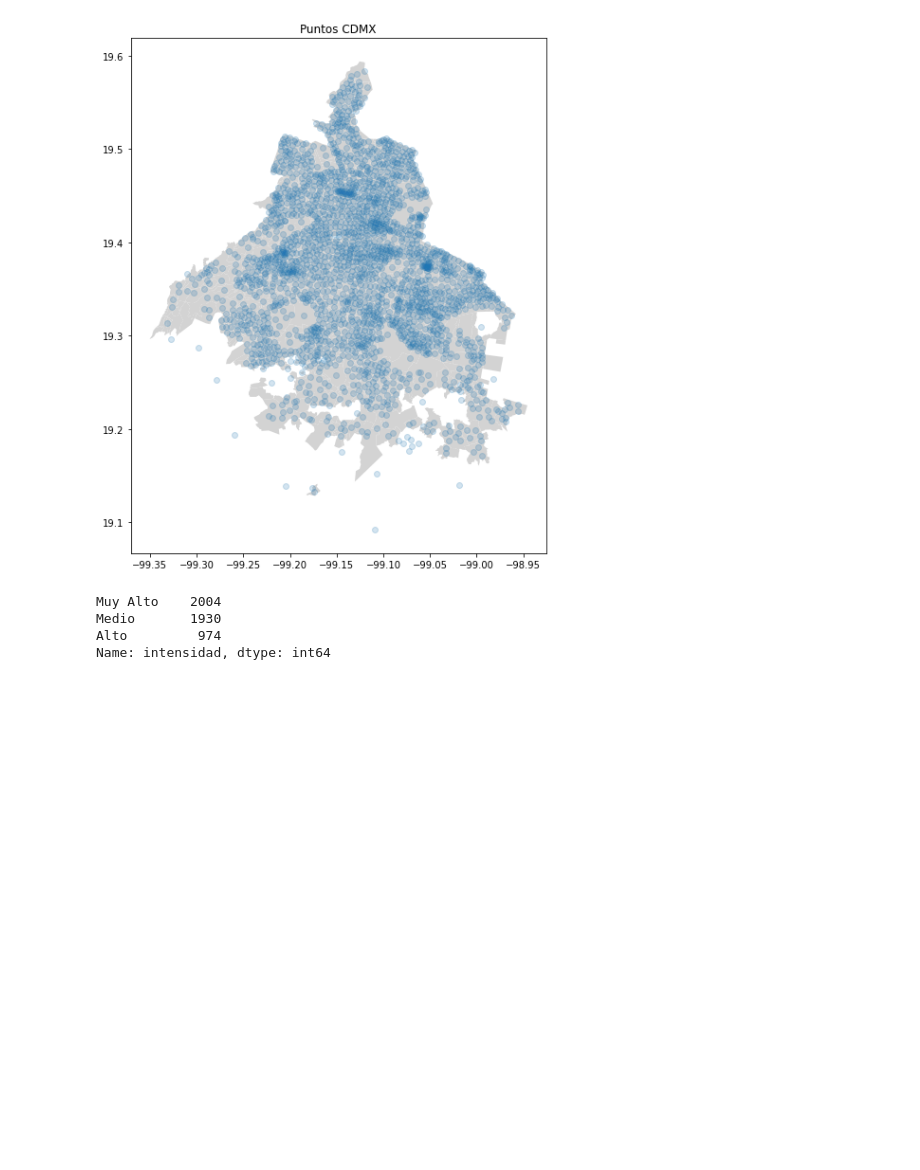
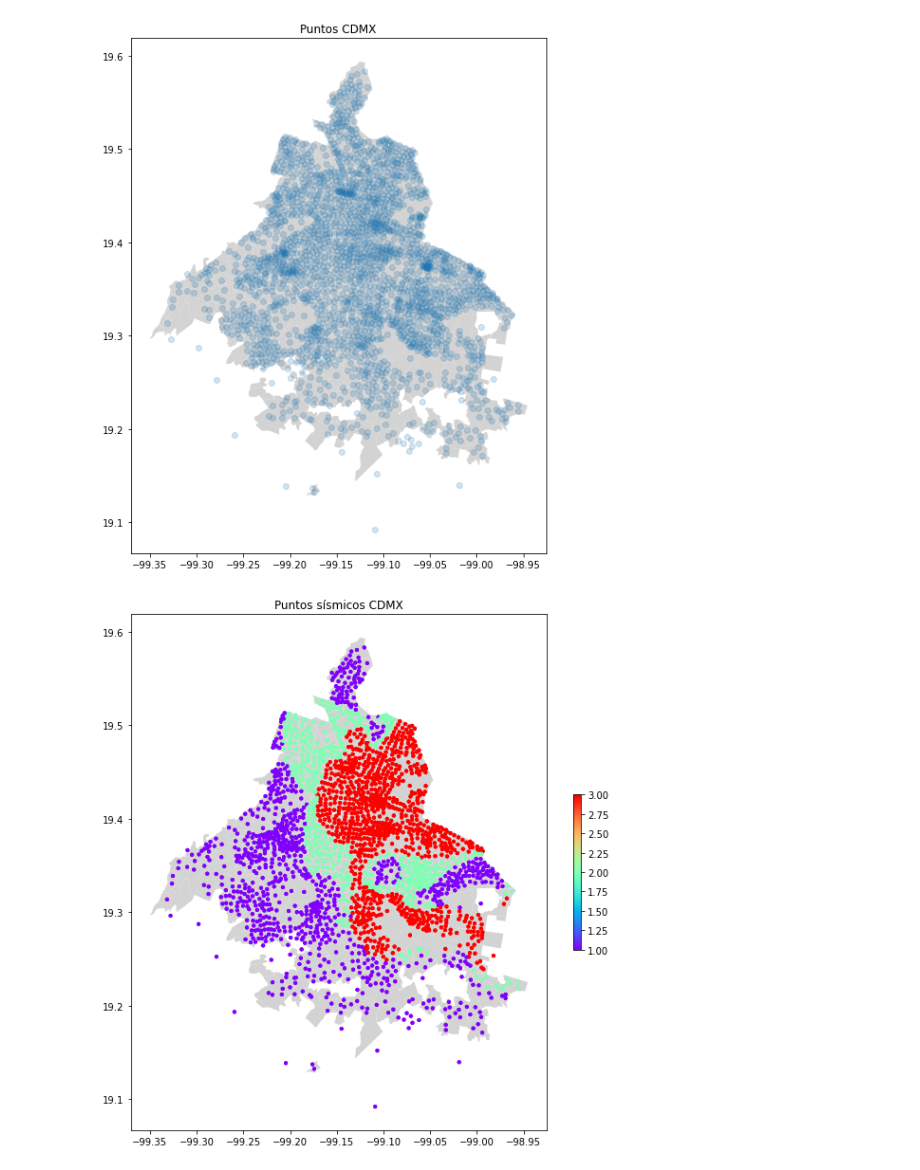
Before and after one commit to hatchdavid1/Earthquakes, a Jupyter notebook: Datos_CDMX.ipynb, the cells around one changed output. Saved outputs shown, nothing was run; the diff lists cells and outputs as text; code cells hidden in the pictures; blank space fills up the shorter version.

```diff
--- a/Datos_CDMX.ipynb
+++ b/Datos_CDMX.ipynb
@@ -133,10 +133,17 @@ ax.set_title('Puntos CDMX')
 plt.savefig('Property Map')
 # %% [output]
 [figure]
-# %%
-geo_df['intensidad_1'] = np.where(geo_df.intensidad)
-# %% [output]
-Muy Alto    2004
-Medio       1930
-Alto         974
-Name: intensidad, dtype: int64
+# %%
+import numpy as np
+geo_df['intensidad_1'] = np.where(geo_df.intensidad == 'Muy Alto',3,
+                                  np.where(geo_df.intensidad == 'Alto',2,
+                                           np.where(geo_df.intensidad == 'Medio',1,0)))
+fig, ax = plt.subplots(figsize = (10,10))
+colonias.to_crs(epsg=2163).plot(ax=ax, color='lightgrey')
+geo_df.plot(column = 'intensidad_1', ax=ax, cmap = 'rainbow',
+            legend = True, legend_kwds={'shrink': 0.3},
+            markersize = 10)
+ax.set_title('Puntos sísmicos CDMX')
+plt.savefig('Heat Map')
+# %% [output]
+[figure, added]
```
